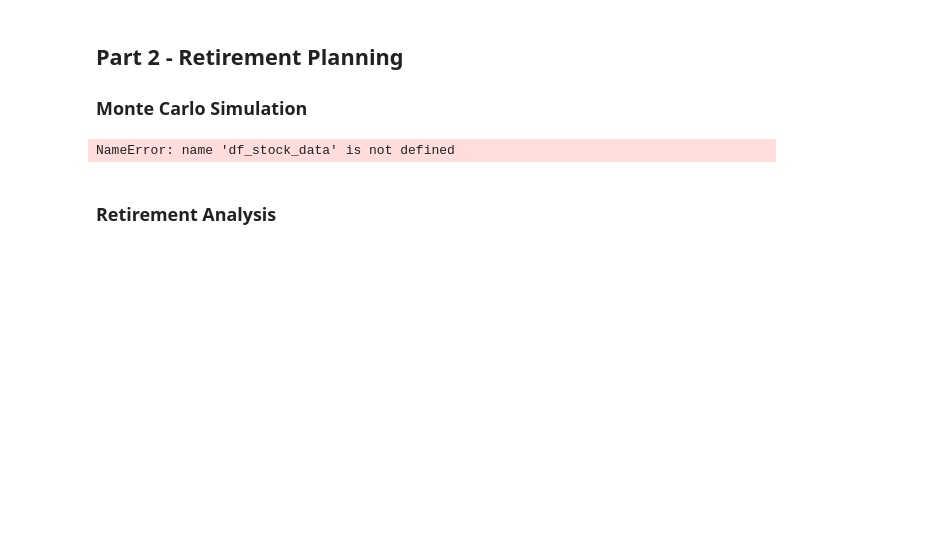
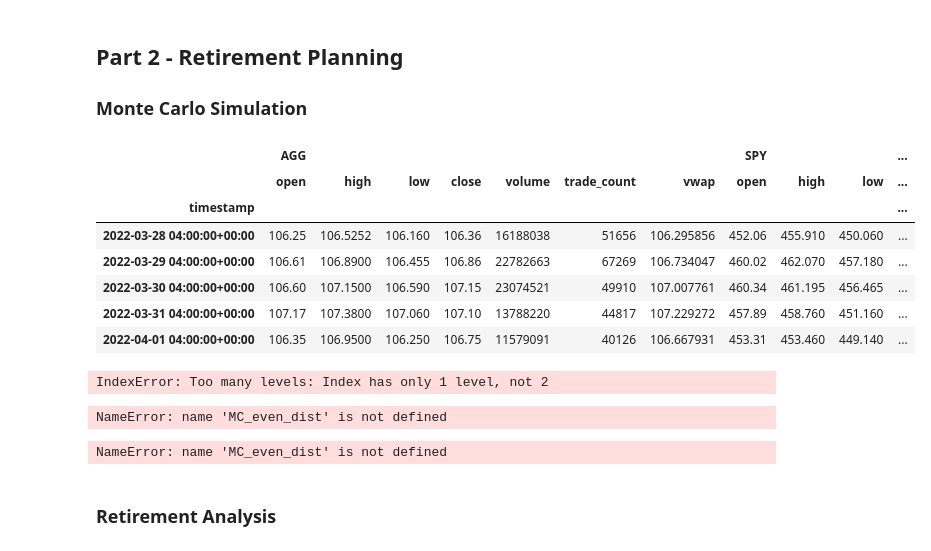
Before and after one commit to LeandroHugo/Mod5-cFP, a Jupyter notebook: Instructions Mod5/Starter_Code/financial-planner.ipynb, the cells around one changed output. Cells and saved outputs as stored; diff of their text form; code cells hidden in the pictures; blank space fills up the shorter version.

```diff
--- a/Instructions Mod5/Starter_Code/financial-planner.ipynb
+++ b/Instructions Mod5/Starter_Code/financial-planner.ipynb
@@ -180,23 +192,44 @@ start_date = pd.Timestamp('2018-03-27', tz='America/New_York').isoformat()
 end_date = pd.Timestamp('2023-03-27', tz='America/New_York').isoformat()
 # %%
 # Get 5 years' worth of historical data for SPY and AGG
-# YOUR CODE HERE!
-
+mc_simulation = MCSimulation(
+	portfolio_data = df_ticker,
+	weights = [.40, .60],
+	num_simulation = 1000,
+	num_trading_days = 252*5
+)
 # Reorganize the DataFrame
 # Separate ticker data
-# YOUR CODE HERE!
-
+df_ticker = api.get_bars(
+	tickers,
+	timeframe,
+	start=start_date,
+	end=end_date
+).df
 
 # Concatenate the ticker DataFrames
-# YOUR CODE HERE!
-
+df_stock_data = pd.concat([AGG, SPY], axis=1, keys=['AGG', 'SPY'])
 # Display sample data
 df_stock_data.head()
 # %% [output]
-NameError: name 'df_stock_data' is not defined
+|  | AGG |  |  |  |  |  |  | SPY |  |  | ... |
+|  | open | high | low | close | volume | trade_count | vwap | open | high | low | ... |
+| timestamp |  |  |  |  |  |  |  |  |  |  | ... |
+| 2022-03-28 04:00:00+00:00 | 106.25 | 106.5252 | 106.160 | 106.36 | 16188038 | 51656 | 106.295856 | 452.06 | 455.910 | 450.060 | ... |
+| 2022-03-29 04:00:00+00:00 | 106.61 | 106.8900 | 106.455 | 106.86 | 22782663 | 67269 | 106.734047 | 460.02 | 462.070 | 457.180 | ... |
+| 2022-03-30 04:00:00+00:00 | 106.60 | 107.1500 | 106.590 | 107.15 | 23074521 | 49910 | 107.007761 | 460.34 | 461.195 | 456.465 | ... |
+| 2022-03-31 04:00:00+00:00 | 107.17 | 107.3800 | 107.060 | 107.10 | 13788220 | 44817 | 107.229272 | 457.89 | 458.760 | 451.160 | ... |
+| 2022-04-01 04:00:00+00:00 | 106.35 | 106.9500 | 106.250 | 106.75 | 11579091 | 40126 | 106.667931 | 453.31 | 453.460 | 449.140 | ... |
 # %%
 # Configuring a Monte Carlo simulation to forecast 30 years cumulative returns
-# YOUR CODE HERE!
+My_thirty_year_simulation = MCSimulation(
+	portfolio_data = df_ticker,
+	weights = [.40, .60],
+	num_simulation = 1000,
+	num_trading_days = 252*30
+)
+# %% [output]
+IndexError: Too many levels: Index has only 1 level, not 2
 # %%
 # Printing the simulation input data
 # YOUR CODE HERE!
@@ -205,10 +238,14 @@ NameError: name 'df_stock_data' is not defined
 # YOUR CODE HERE!
 # %%
 # Plot simulation outcomes
-# YOUR CODE HERE!
+line_plot = MC_even_dist.plot_simulation()
+# %% [output]
+NameError: name 'MC_even_dist' is not defined
 # %%
 # Plot probability distribution and confidence intervals
-# YOUR CODE HERE!
+dist_plot = MC_even_dist.plot_simulation()
+# %% [output]
+NameError: name 'MC_even_dist' is not defined
 # %% [markdown]
 ### Retirement Analysis
 # %%
```
Also changed, not shown: parts of 6 cells of this notebook, 3 other files.
